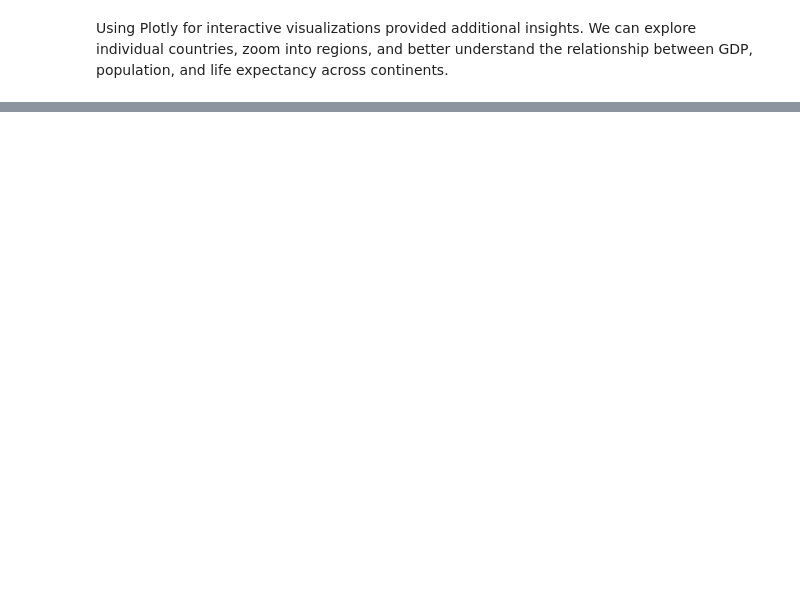
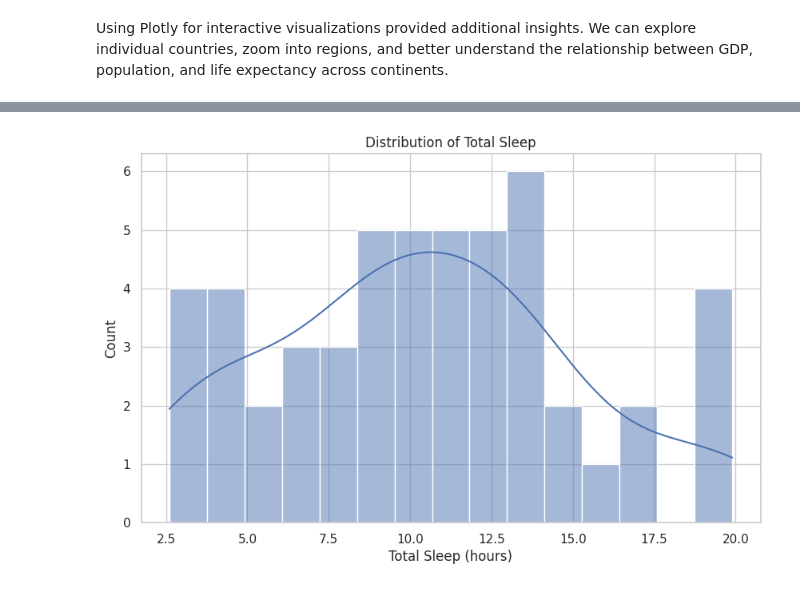
Before and after one commit to keirabasma/Formation-IA, a Jupyter notebook: Workshop_DEHNOUN_Nesrine.ipynb, the cells around one changed output, grey strips where cells are left out. Drawn from its saved outputs; the diff is of its cells as text; code cells hidden in the pictures; blank space fills up the shorter version.

```diff
--- a/Workshop_DEHNOUN_Nesrine.ipynb
+++ b/Workshop_DEHNOUN_Nesrine.ipynb
@@ -254,0 +179,16 @@ Interactive scatter plot allows exploration of Age vs Fare and shows which passe
+# %%
+import numpy as np
+import pandas as pd
+import matplotlib.pyplot as plt
+import seaborn as sns
+import plotly.express as px
+
+sns.set(style="whitegrid")
+plt.rcParams["figure.figsize"] = (10,6)
+# %%
+df = pd.read_csv("animal_dataset.csv")
+# Inspect dataset
+df.head()
+df.info()
+df.describe()
+df.isna().sum()
@@ -254,0 +221,10 @@ Interactive scatter plot allows exploration of Age vs Fare and shows which passe
+# %%
+numeric_cols = ["body_weight", "brain_weight", "max_life_span",
+                "gestation_time", "predation_index",
+                "sleep_exposure_index", "danger_index", "total_sleep"]
+
+for col in numeric_cols:
+    df[col] = pd.to_numeric(df[col], errors='coerce')
+df = df.dropna(subset=numeric_cols)
+
+df.info()
@@ -254,0 +247,8 @@ Interactive scatter plot allows exploration of Age vs Fare and shows which passe
+# %%
+plt.figure()
+sns.histplot(df["total_sleep"], bins=15, kde=True)
+plt.title("Distribution of Total Sleep")
+plt.xlabel("Total Sleep (hours)")
+plt.show()
+# %% [output]
+[figure, added]
```
Also changed, not shown: parts of 29 cells of this notebook.
